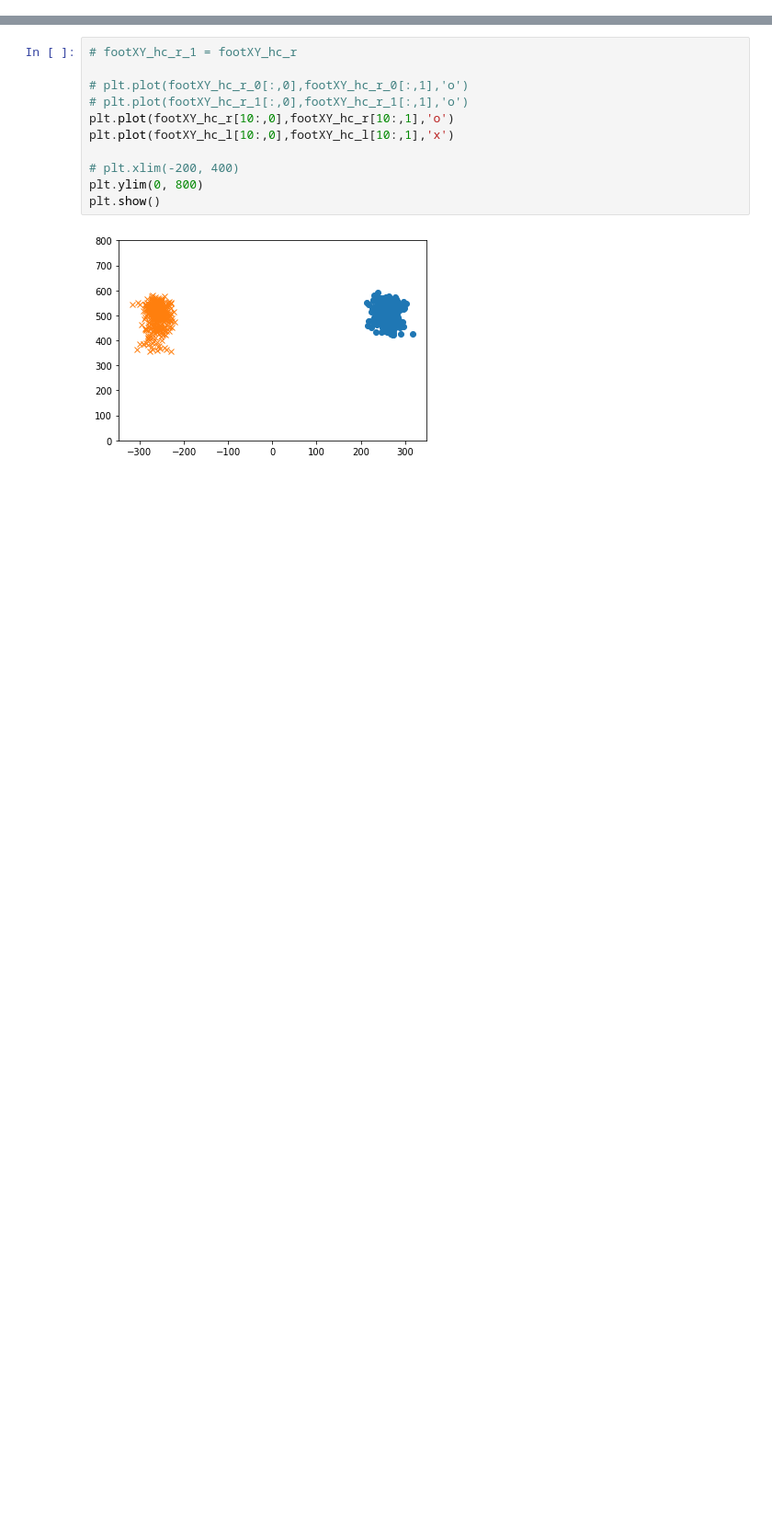
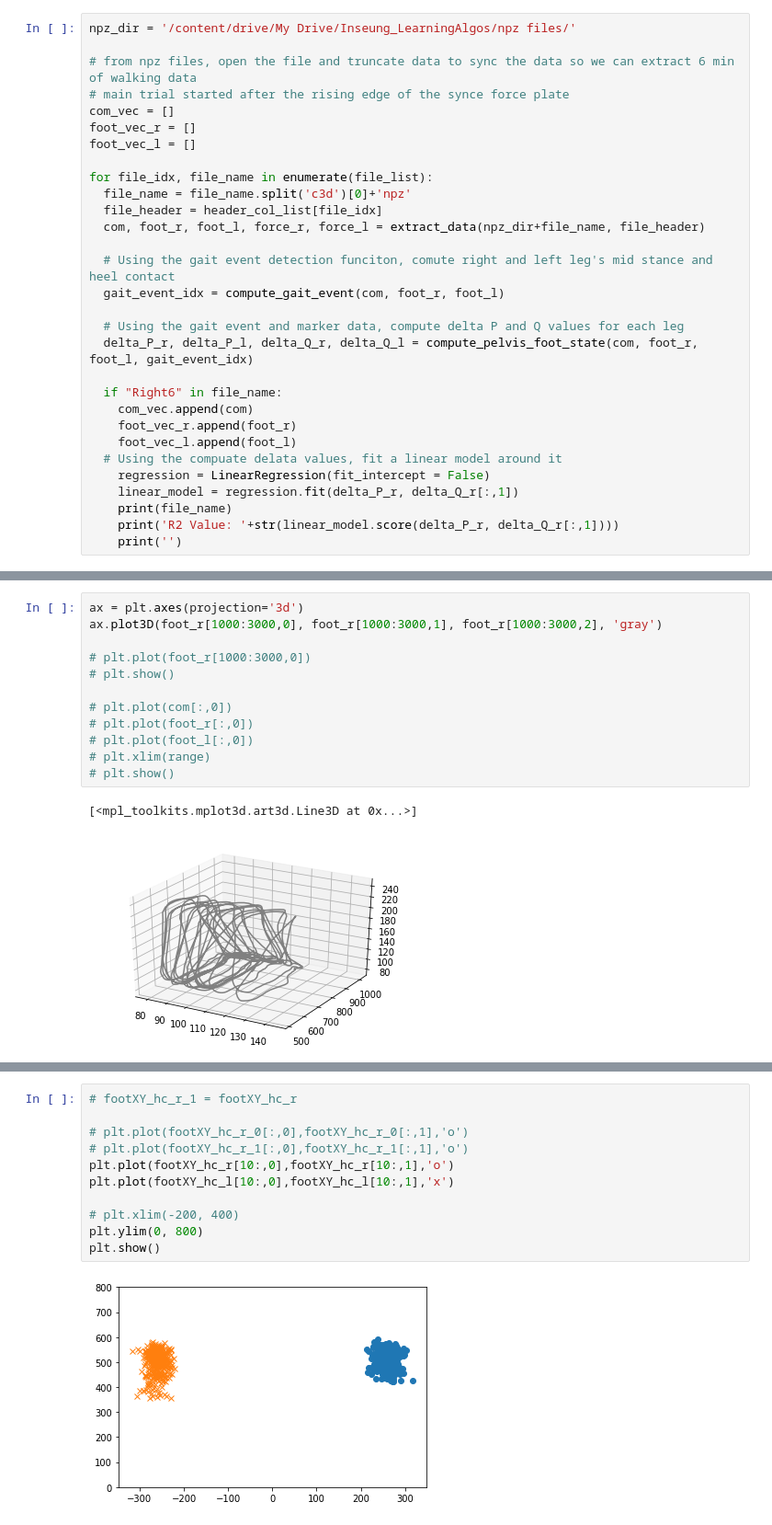
Before and after one commit to inseungkang/learningalgos, a Jupyter notebook: Controller_Inference.ipynb, the cells around one changed output, grey strips where cells are left out. Shown at 92% size. Cells and saved outputs as stored; diff of their text form; blank space fills up the shorter version.

Commit message:
check heel contact and mid stance definition

```diff
--- a/Controller_Inference.ipynb
+++ b/Controller_Inference.ipynb
@@ -193,0 +181,30 @@ delta_Q_l = footXY_hc_r - footXY_hc_norm_r
+# %%
+npz_dir = '/content/drive/My Drive/Inseung_LearningAlgos/npz files/'
+
+# from npz files, open the file and truncate data to sync the data so we can extract 6 min of walking data
+# main trial started after the rising edge of the synce force plate
+com_vec = []
+foot_vec_r = []
+foot_vec_l = []
+
+for file_idx, file_name in enumerate(file_list):
+  file_name = file_name.split('c3d')[0]+'npz'
+  file_header = header_col_list[file_idx]
+  com, foot_r, foot_l, force_r, force_l = extract_data(npz_dir+file_name, file_header)
+
+  # Using the gait event detection funciton, comute right and left leg's mid stance and heel contact
+  gait_event_idx = compute_gait_event(com, foot_r, foot_l)
+
+  # Using the gait event and marker data, compute delta P and Q values for each leg
+  delta_P_r, delta_P_l, delta_Q_r, delta_Q_l = compute_pelvis_foot_state(com, foot_r, foot_l, gait_event_idx)
+
+  if "Right6" in file_name:
+    com_vec.append(com)
+    foot_vec_r.append(foot_r)
+    foot_vec_l.append(foot_l)
+  # Using the compuate delata values, fit a linear model around it
+    regression = LinearRegression(fit_intercept = False)
+    linear_model = regression.fit(delta_P_r, delta_Q_r[:,1])
+    print(file_name)
+    print('R2 Value: '+str(linear_model.score(delta_P_r, delta_Q_r[:,1])))
+    print('')
@@ -211,0 +298,15 @@ plt.show()
+# %%
+ax = plt.axes(projection='3d')
+ax.plot3D(foot_r[1000:3000,0], foot_r[1000:3000,1], foot_r[1000:3000,2], 'gray')
+
+# plt.plot(foot_r[1000:3000,0])
+# plt.show()
+
+# plt.plot(com[:,0])
+# plt.plot(foot_r[:,0])
+# plt.plot(foot_l[:,0])
+# plt.xlim(range)
+# plt.show()
+# %% [output]
+[<mpl_toolkits.mplot3d.art3d.Line3D at 0x...>]
+[figure, added]
```
Also changed, not shown: parts of 13 cells of this notebook.
